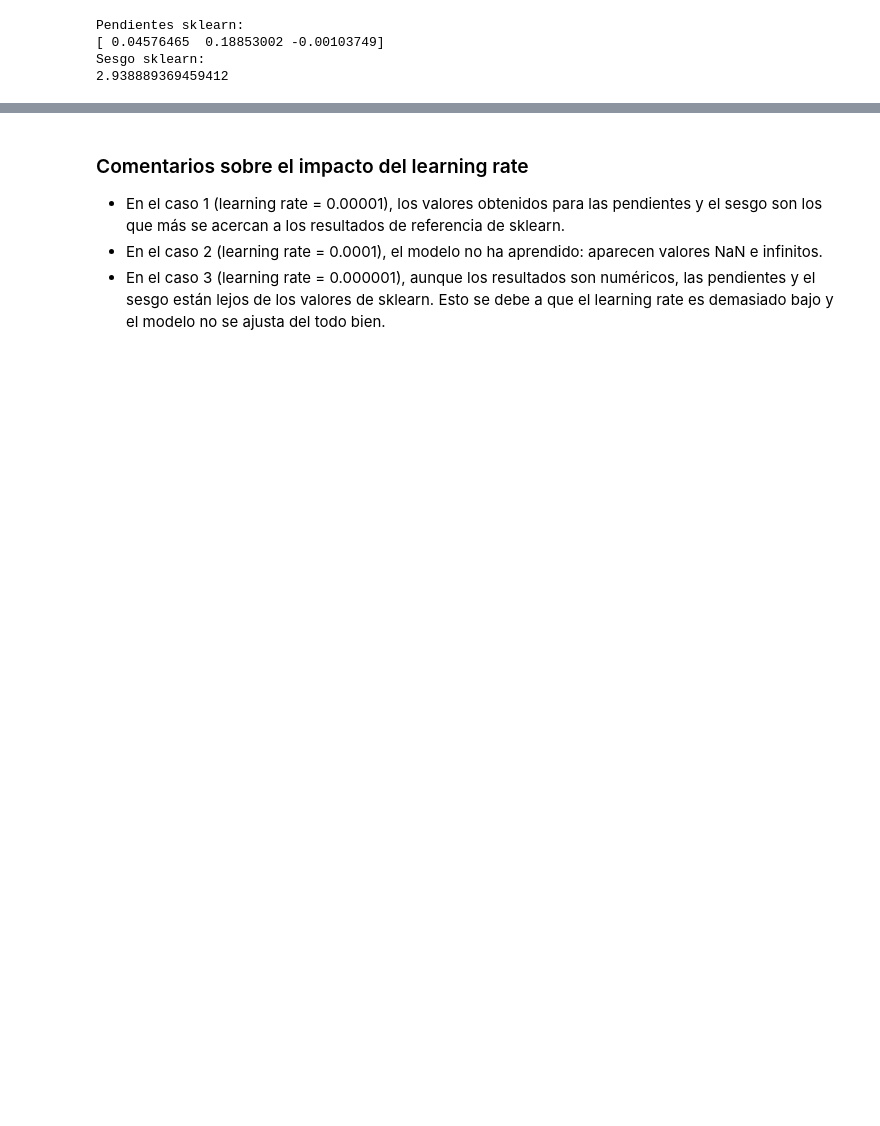
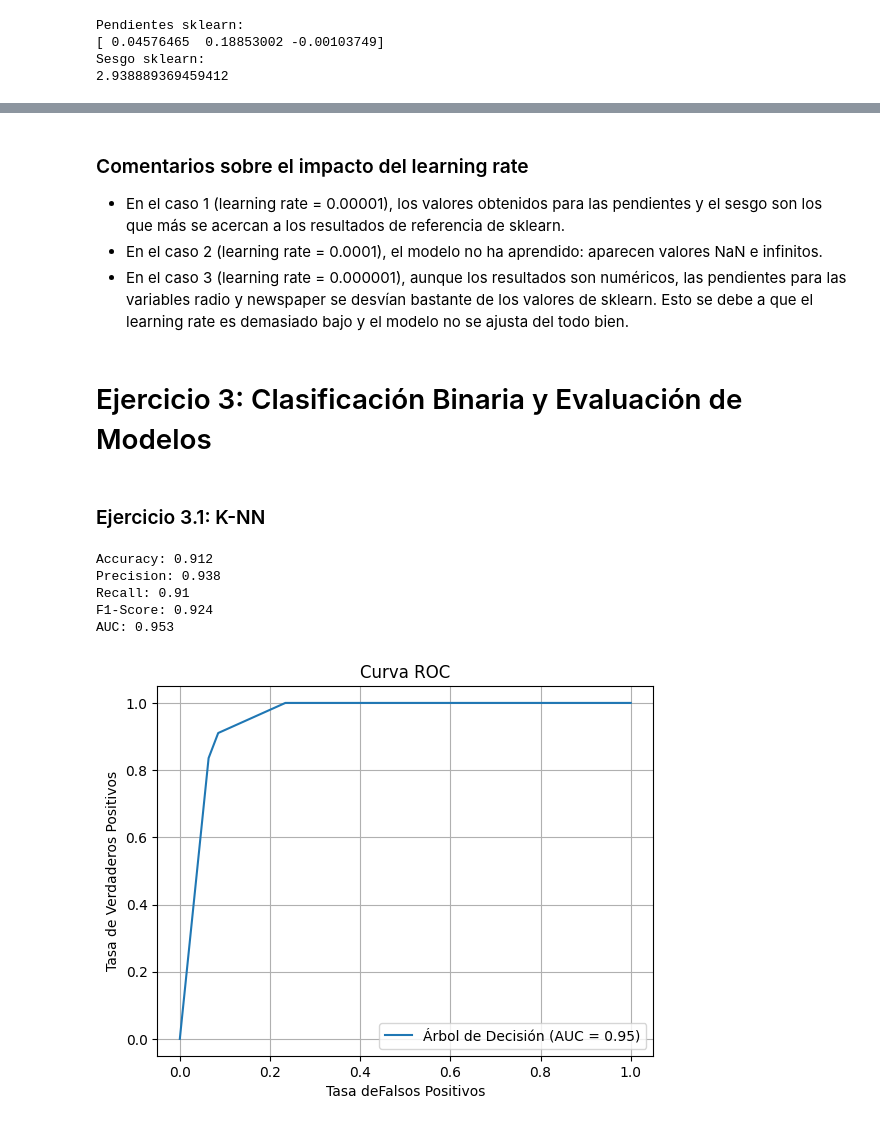
Before and after one commit to Samuel-Cantarero/python-statistics-probability, a Jupyter notebook: Ejercicio_2-estadistica_Aplicado-soluciones.ipynb, the cells around one changed output, grey strips where cells are left out. Saved outputs shown, nothing was run; the diff lists cells and outputs as text; code cells hidden in the pictures; blank space fills up the shorter version.

```diff
--- a/Ejercicio_2-estadistica_Aplicado-soluciones.ipynb
+++ b/Ejercicio_2-estadistica_Aplicado-soluciones.ipynb
@@ -286,4 +296,58 @@ Sesgo caso 3(b): -1.8013313871932335
 
 - En el caso 1 (learning rate = 0.00001), los valores obtenidos para las pendientes y el sesgo son los que más se acercan a los resultados de referencia de sklearn.
 - En el caso 2 (learning rate = 0.0001), el modelo no ha aprendido: aparecen valores NaN e infinitos.
-- En el caso 3 (learning rate = 0.000001), aunque los resultados son numéricos, las pendientes y el sesgo están lejos de los valores de sklearn. Esto se debe a que el learning rate es demasiado bajo y el modelo no se ajusta del todo bien.
+- En el caso 3 (learning rate = 0.000001), aunque los resultados son numéricos, las pendientes para las variables radio y newspaper se desvían bastante de los valores de sklearn. Esto se debe a que el learning rate es demasiado bajo y el modelo no se ajusta del todo bien.
+# %% [markdown]
+# Ejercicio 3: Clasificación Binaria y Evaluación de Modelos
+# %%
+#Cargar y preparar los datos
+data = load_breast_cancer()
+df_cancer= pd.DataFrame(data.data, columns=data.feature_names)
+df_cancer['target']=data.target
+
+# Separar variablespredictoras (X) y variable objetivo (y)
+X = df_cancer.drop('target',axis=1)
+y =df_cancer['target']
+
+# Dividir en entrenamiento/test (80%entreanmiento, 20% test)
+X_entrenamiento,X_test,y_entrenamiento, y_test= train_test_split(X, y, test_size=0.2, random_state=0)
+# %% [markdown]
+### Ejercicio 3.1: K-NN
+# %%
+# Crear y entrenarel clasificador k-NN
+knn_cancer =KNeighborsClassifier(n_neighbors=3)
+knn_cancer.fit(X_entrenamiento,y_entrenamiento)
+
+# Predecir sobre el conjunto de test
+y_pred= knn_cancer.predict(X_test)
+y_pred_probabilidad =knn_cancer.predict_proba(X_test)
+
+# Calcular métricas
+accuracy =accuracy_score(y_test, y_pred)
+precision = precision_score(y_test,y_pred)
+recall = recall_score(y_test, y_pred)
+f1 =f1_score(y_test,y_pred)
+auc = roc_auc_score(y_test, y_pred_probabilidad[:, 1]) #Pasar sólo una columna de probabilidades. Me error al pasar las dos columnas de probabilidades
+#Imprimir las métricas
+print("Accuracy:",round(float(accuracy), 3))
+print("Precision:", round(float(precision), 3))
+print("Recall:", round(float(recall), 3))
+print("F1-Score:",round(float(f1), 3))
+print("AUC:", round(float(auc), 3))
+
+# Dibujar la curva ROC
+ratio_falso_positivo,ratio_verdaderos_positivos, umbral =roc_curve(y_test, y_pred_probabilidad[:, 1]) #Pasar sólo una columna de probabilidades. Me error al pasar las dos columnas de probabilidades
+plt.plot(ratio_falso_positivo,ratio_verdaderos_positivos, label=f'Árbol de Decisión (AUC = {auc:.2f})')
+plt.xlabel('Tasa deFalsos Positivos')
+plt.ylabel('Tasa de Verdaderos Positivos')
+plt.title('Curva ROC')
+plt.legend()
+plt.grid(True)
+plt.show()
+# %% [output]
+Accuracy: 0.912
+Precision: 0.938
+Recall: 0.91
+F1-Score: 0.924
+AUC: 0.953
+[figure, added]
```
Also changed, not shown: parts of 21 cells of this notebook, 6 other files.
